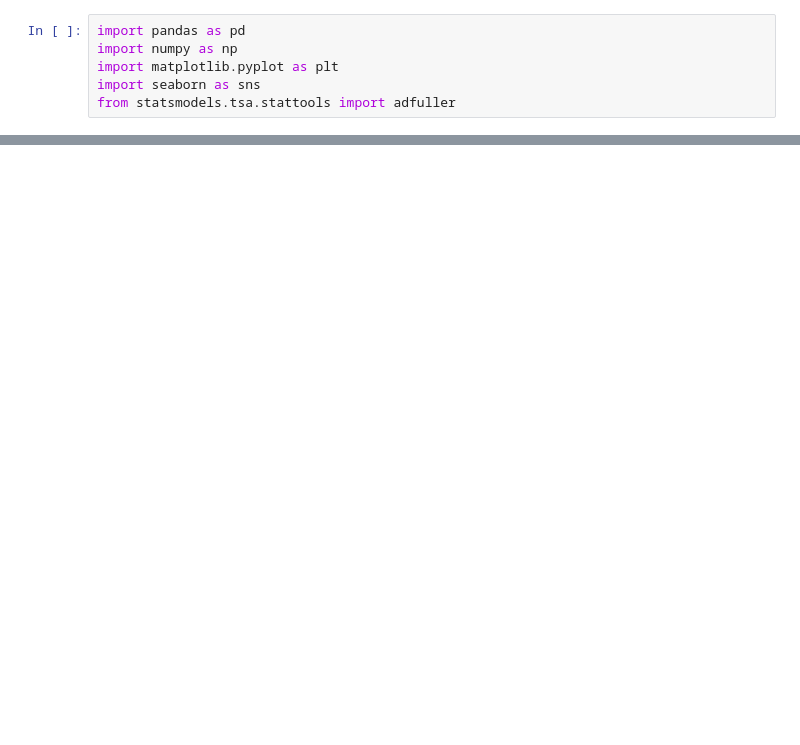
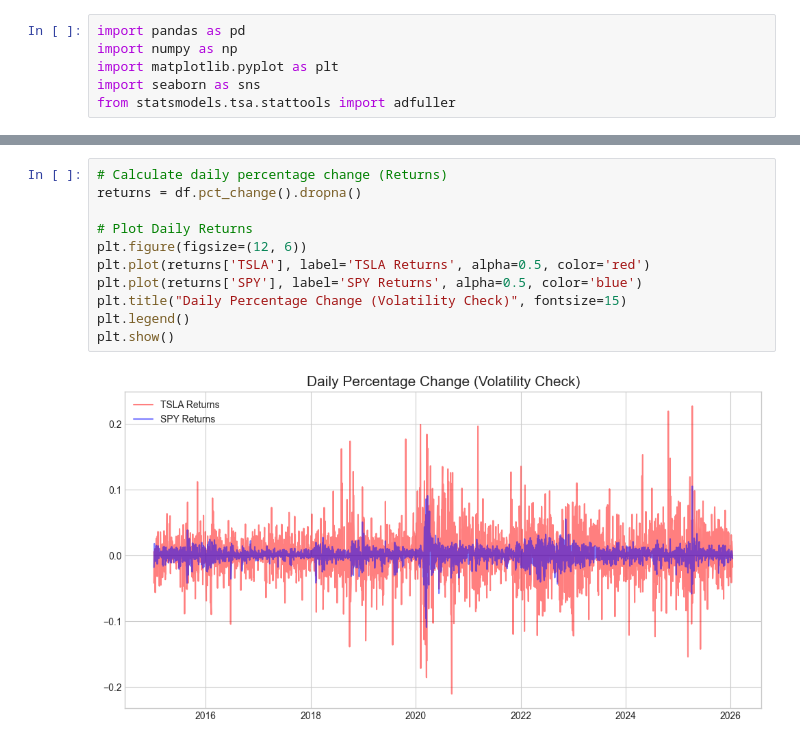
Before and after one commit to adem-mekonnen/portfolio-optimization, a Jupyter notebook: notebooks/1_eda_and_preprocessing.ipynb, the cells around one changed output, grey strips where cells are left out. Drawn from its saved outputs; the diff is of its cells as text; blank space fills up the shorter version.

```diff
--- a/notebooks/1_eda_and_preprocessing.ipynb
+++ b/notebooks/1_eda_and_preprocessing.ipynb
@@ -61,0 +104,13 @@ daily_returns.to_csv('../data/processed/daily_returns.csv')
+# %%
+# Calculate daily percentage change (Returns)
+returns = df.pct_change().dropna()
+
+# Plot Daily Returns
+plt.figure(figsize=(12, 6))
+plt.plot(returns['TSLA'], label='TSLA Returns', alpha=0.5, color='red')
+plt.plot(returns['SPY'], label='SPY Returns', alpha=0.5, color='blue')
+plt.title("Daily Percentage Change (Volatility Check)", fontsize=15)
+plt.legend()
+plt.show()
+# %% [output]
+[figure, added]
```
Also changed, not shown: parts of 11 cells of this notebook, 5 other files.
